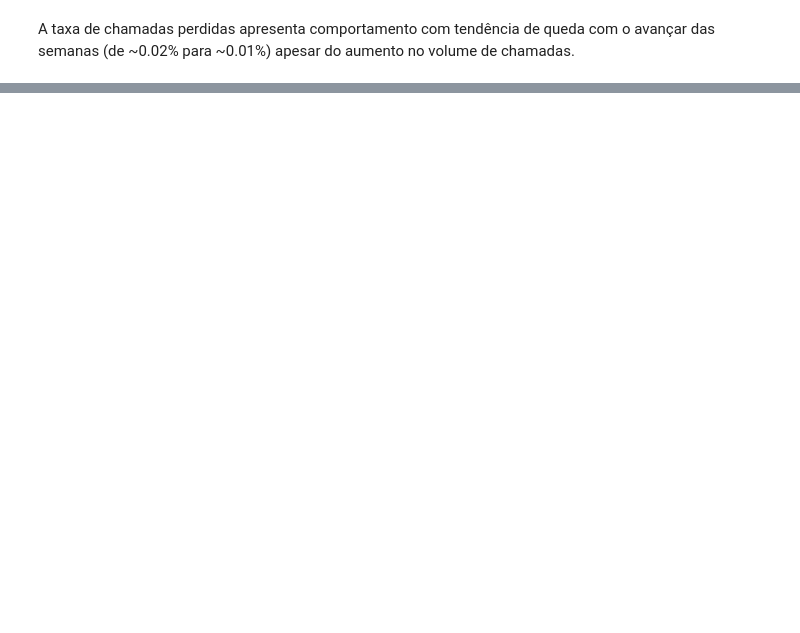
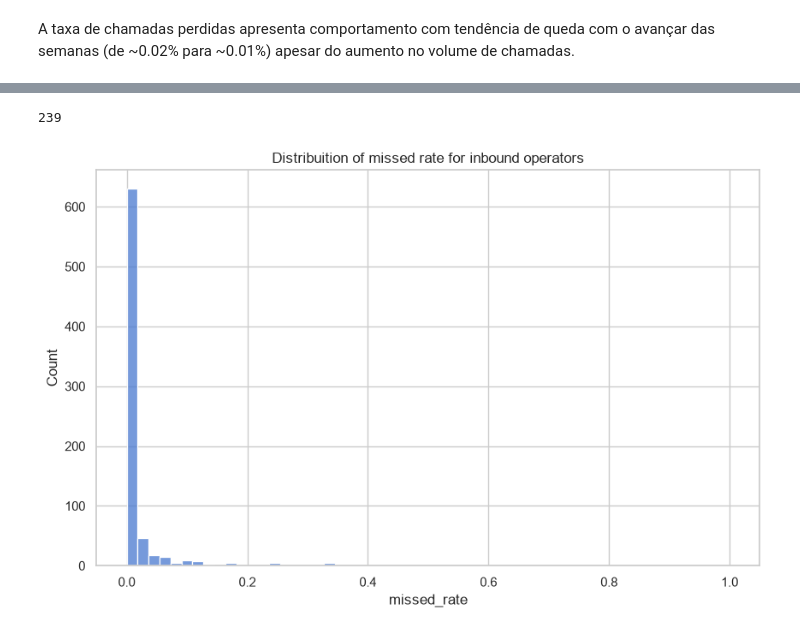
Before and after one commit to rodriguesbrian/tt14_call_me_maybe_project, a Jupyter notebook: notebook/analysis.ipynb, the cells around one changed output, grey strips where cells are left out. Cells and saved outputs as stored; diff of their text form; code cells hidden in the pictures; blank space fills up the shorter version.

```diff
--- a/notebook/analysis.ipynb
+++ b/notebook/analysis.ipynb
@@ -553,0 +669,36 @@ A taxa de chamadas perdidas apresenta comportamento com tendência de queda com
+# %%
+# contagem de chamadas inbound perdidas por operador
+op_missed_inbound_calls = (
+    telecom_ops[
+        (telecom_ops['direction'] == 'in') &
+        (telecom_ops['is_missed_call'] == True)
+    ]
+    .groupby('operator_id', as_index=False)['calls_count']
+    .sum()
+    .rename(columns={'calls_count': 'missed_calls'})
+)
+# %%
+# descoberta número de operadores com chamadas inbound perdidas
+op_missed_inbound_calls['operator_id'].nunique()
+# %% [output]
+239
+# %%
+# união resultado ao agregado
+op_missed_ratio = op_missed_ratio.merge(
+    op_missed_inbound_calls,
+    on='operator_id',
+    how='left'
+)
+# %%
+# preenchimento 0 aos operadores que não possuem registro de chamadas perdidas
+op_missed_ratio['missed_calls'] = op_missed_ratio['missed_calls'].fillna(0)
+# %%
+# criação coluna ratio
+op_missed_ratio['missed_rate'] = op_missed_ratio['missed_calls'] / op_missed_ratio['calls_count']
+# %%
+# visualização distribuição da taxa de chamadas perdidas por operador
+sns.histplot(data=op_missed_ratio['missed_rate'])
+plt.title('Distribuition of missed rate for inbound operators')
+plt.show()
+# %% [output]
+[figure, added]
```
Also changed, not shown: parts of 32 cells of this notebook.
